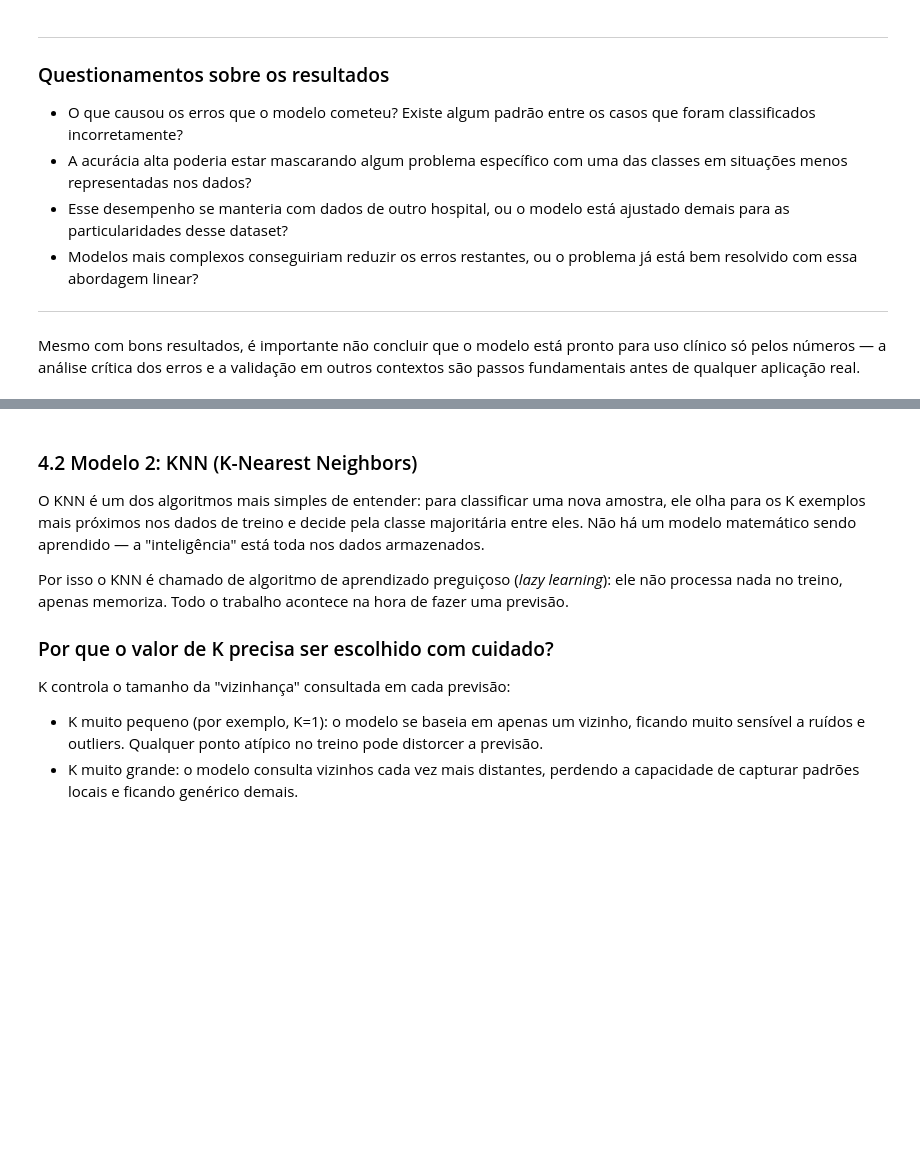
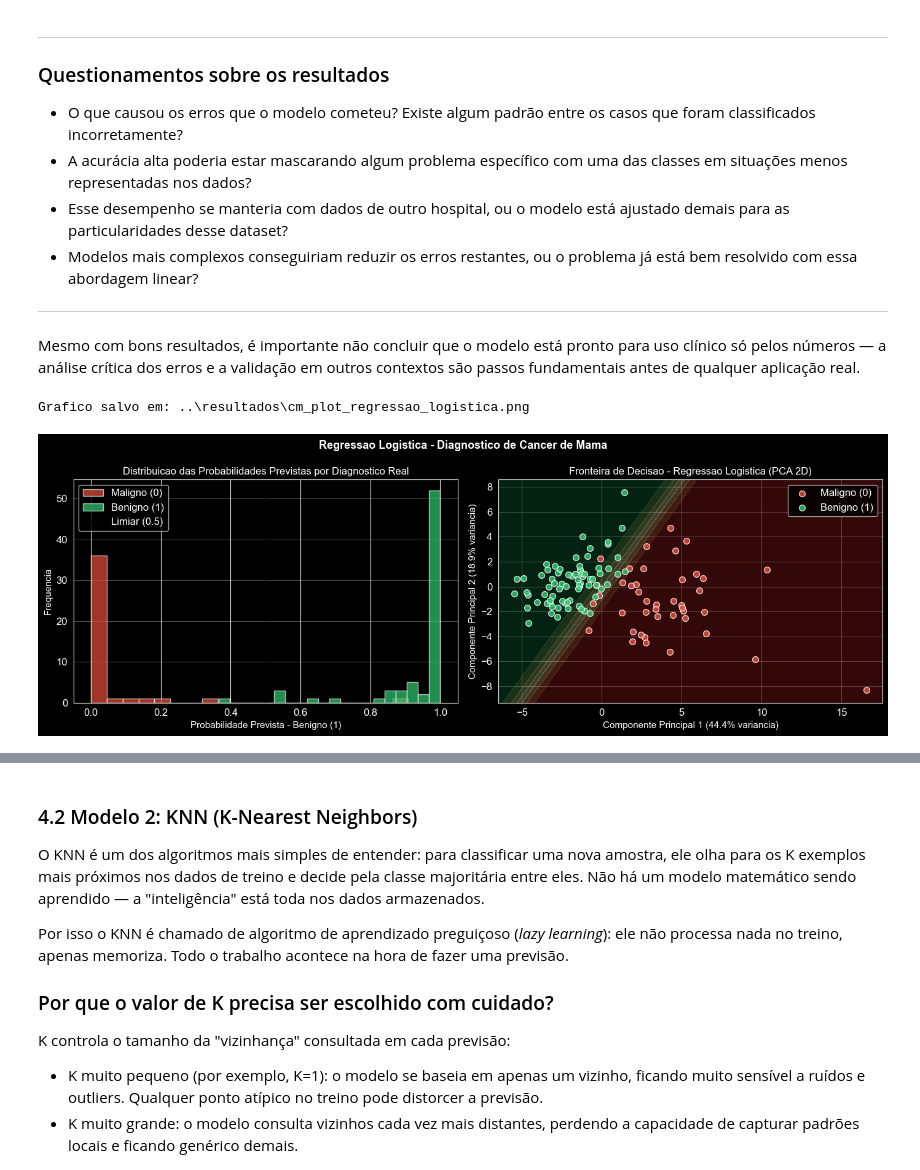
Before and after one commit to netomantonio/tech-challenge-1, a Jupyter notebook: notebooks/01_cancer_mama.ipynb, the cells around one changed output, grey strips where cells are left out. Saved outputs shown, nothing was run; the diff lists cells and outputs as text; code cells hidden in the pictures; blank space fills up the shorter version.

```diff
--- a/notebooks/01_cancer_mama.ipynb
+++ b/notebooks/01_cancer_mama.ipynb
@@ -965,3 +965,69 @@ De forma geral, a Regressão Logística mostrou que um modelo simples já conseg
 ---
 
 Mesmo com bons resultados, é importante não concluir que o modelo está pronto para uso clínico só pelos números — a análise crítica dos erros e a validação em outros contextos são passos fundamentais antes de qualquer aplicação real.
+# %%
+# Plot da Regressão Logística - Distribuição das Probabilidades e Fronteira de Decisão
+from sklearn.decomposition import PCA
+
+fig, axes = plt.subplots(1, 2, figsize=(14, 5))
+
+# --- Plot 1: Distribuição das probabilidades previstas por diagnóstico real ---
+y_prob_benigno_plot = modelo_lr.predict_proba(X_teste_scaled)[:, 1]
+
+cores   = {0: '#e74c3c', 1: '#2ecc71'}
+rotulos = {0: 'Maligno (0)', 1: 'Benigno (1)'}
+
+ax1 = axes[0]
+for classe, cor in cores.items():
+    mask = y_teste == classe
+    ax1.hist(y_prob_benigno_plot[mask], bins=20, alpha=0.7, color=cor,
+             label=rotulos[classe], edgecolor='white')
+
+ax1.axvline(x=0.5, color='black', linestyle='--', linewidth=1.5, label='Limiar (0.5)')
+ax1.set_xlabel('Probabilidade Prevista - Benigno (1)', fontsize=11)
+ax1.set_ylabel('Frequencia', fontsize=11)
+titulo_p1 = 'Distribuicao das Probabilidades Previstas por Diagnostico Real'
+ax1.set_title(titulo_p1, fontsize=12)
+ax1.legend()
+ax1.grid(axis='y', alpha=0.3)
+
+# --- Plot 2: Fronteira de decisão via PCA 2D ---
+pca_lr = PCA(n_components=2, random_state=42)
+X_treino_pca = pca_lr.fit_transform(X_treino_scaled)
+X_teste_pca  = pca_lr.transform(X_teste_scaled)
+
+modelo_lr_pca = LogisticRegression(max_iter=10000, random_state=42)
+modelo_lr_pca.fit(X_treino_pca, y_treino)
+
+x_min, x_max = X_teste_pca[:, 0].min() - 1, X_teste_pca[:, 0].max() + 1
+y_min, y_max = X_teste_pca[:, 1].min() - 1, X_teste_pca[:, 1].max() + 1
+xx, yy = np.meshgrid(np.linspace(x_min, x_max, 300),
+                     np.linspace(y_min, y_max, 300))
+Z = modelo_lr_pca.predict_proba(np.c_[xx.ravel(), yy.ravel()])[:,1]
+Z = Z.reshape(xx.shape)
+
+ax2 = axes[1]
+ax2.contourf(xx, yy, Z, alpha=0.25, cmap='RdYlGn')
+for classe, cor in cores.items():
+    mask = y_teste.values == classe
+    ax2.scatter(X_teste_pca[mask, 0], X_teste_pca[mask, 1],
+                c=cor, label=rotulos[classe], alpha=0.8, edgecolor='white', s=50)
+
+var1 = pca_lr.explained_variance_ratio_[0] * 100
+var2 = pca_lr.explained_variance_ratio_[1] * 100
+ax2.set_xlabel(f'Componente Principal 1 ({var1:.1f}% variancia)', fontsize=11)
+ax2.set_ylabel(f'Componente Principal 2 ({var2:.1f}% variancia)', fontsize=11)
+ax2.set_title('Fronteira de Decisao - Regressao Logistica (PCA 2D)', fontsize=12)
+ax2.legend()
+ax2.grid(alpha=0.3)
+
+fig.suptitle('Regressao Logistica - Diagnostico de Cancer de Mama',
+             fontsize=13, fontweight='bold')
+plt.tight_layout()
+caminho_plot_lr = os.path.join(DIR_RESULTADOS, 'cm_plot_regressao_logistica.png')
+plt.savefig(caminho_plot_lr, dpi=150, bbox_inches='tight')
+print(f'Grafico salvo em: {caminho_plot_lr}')
+plt.show()
+# %% [output]
+Grafico salvo em: ..\resultados\cm_plot_regressao_logistica.png
+[figure, added]
```
Also changed, not shown: parts of 6 cells of this notebook.
